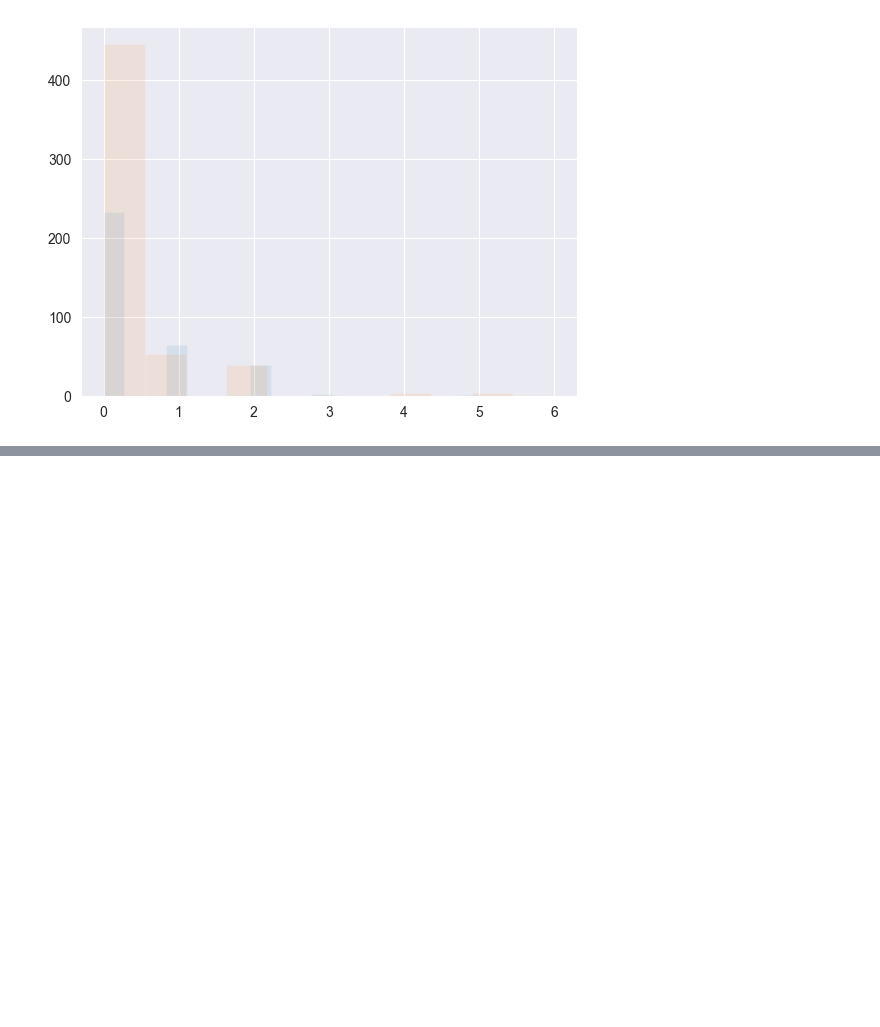
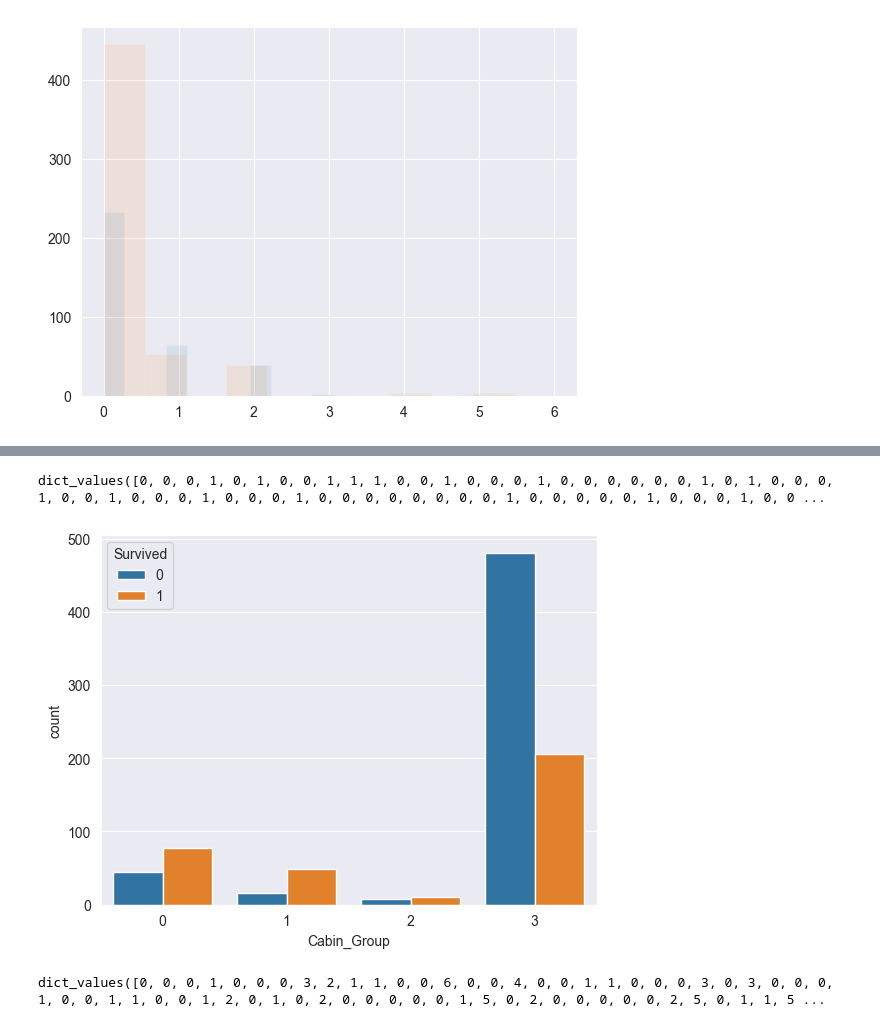
Before and after one commit to IBRINEI/MLHW2023, a Jupyter notebook: 03-linear-classification/Classification_HW.ipynb, the cells around one changed output, grey strips where cells are left out. Saved outputs shown, nothing was run; the diff lists cells and outputs as text; code cells hidden in the pictures; blank space fills up the shorter version.

```diff
--- a/03-linear-classification/Classification_HW.ipynb
+++ b/03-linear-classification/Classification_HW.ipynb
@@ -95,0 +130,36 @@ Name: Pclass, Length: 891, dtype: int64
+# %%
+family_survival_dict = {}
+has_survived_family = {}
+
+for index, row in data.iterrows():
+    last_name = row['Name'].split(',')[0]
+    family_members_survived = data[(data['Name'].str.contains(last_name)) & (data['Survived'] == 1) & (index != data.index)]
+    family_survival_dict[last_name] = len(family_members_survived)
+    if len(family_members_survived) > 0:
+        has_survived_family[last_name] = 1
+    else:
+        has_survived_family[last_name] = 0
+# %%
+has_survived_family.values()
+# %% [output]
+dict_values([0, 0, 0, 1, 0, 1, 0, 0, 1, 1, 1, 0, 0, 1, 0, 0, 0, 1, 0, 0, 0, 0, 0, 0, 1, 0, 1, 0, 0, 0, 1, 0, 0, 1, 0, 0, 0, 1, 0, 0, 0, 1, 0, 0, 0, 0, 0, 0, 0, 0, 1, 0, 0, 0, 0, 0, 1, 0, 0, 0, 1, 0, 0 ...
+# %%
+data['Has_Survived_Family'] = data['Name'].apply(lambda x: has_survived_family.get(x.split(',')[0]))
+data['Family_Survival'] = data['Name'].apply(lambda x: family_survival_dict.get(x.split(',')[0]))
+# %%
+def group_cabin(cabin):
+    if cabin in ['A','B','C','T']:
+        return 0
+    elif cabin in ['D','E']:
+        return 1
+    elif cabin in ['F','G']:
+        return 2
+    else:
+        return 3
+# %%
+data['Cabin_Group'] = data.Cabin.fillna('Z').apply(lambda x: x[0]).apply(lambda y: group_cabin(y))
+# %%
+sns.countplot(data, x='Cabin_Group', hue='Survived')
+plt.show()
+# %% [output]
+[figure, added]
@@ -95,0 +178,4 @@ Name: Pclass, Length: 891, dtype: int64
+# %%
+ticket_sharing.values()
+# %% [output]
+dict_values([0, 0, 0, 1, 0, 0, 0, 3, 2, 1, 1, 0, 0, 6, 0, 0, 4, 0, 0, 1, 1, 0, 0, 0, 3, 0, 3, 0, 0, 0, 1, 0, 0, 1, 1, 0, 0, 1, 2, 0, 1, 0, 2, 0, 0, 0, 0, 0, 1, 5, 0, 2, 0, 0, 0, 0, 0, 2, 5, 0, 1, 1, 5 ...
```
Also changed, not shown: parts of 9 cells of this notebook, 1 other file.
